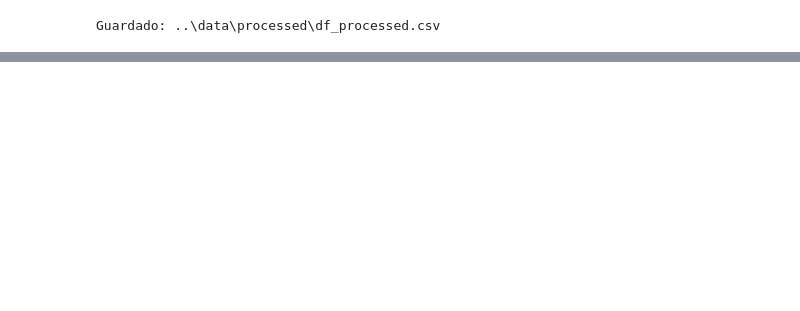
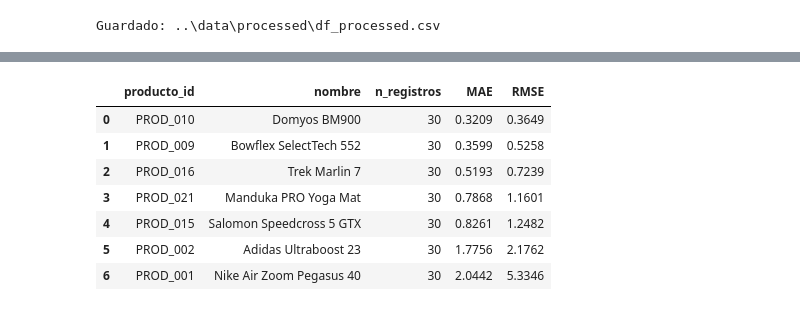
Before and after one commit to JorgeAlcaide7/1a-EXPERIENC-IA-DATASCIENCE, a Jupyter notebook: notebooks/entrenamiento.ipynb, the cells around one changed output, grey strips where cells are left out. Cells and saved outputs as stored; diff of their text form; code cells hidden in the pictures; blank space fills up the shorter version.

```diff
--- a/notebooks/entrenamiento.ipynb
+++ b/notebooks/entrenamiento.ipynb
@@ -679,0 +1006,72 @@ Guardado: ..\data\processed\df_processed.csv
+# %%
+# 🤖 Calcular MAE por producto estrella para noviembre 2024
+import numpy as np
+import pandas as pd
+from sklearn.metrics import mean_absolute_error, mean_squared_error
+
+# Verificaciones básicas
+if 'model' not in globals():
+    raise NameError('La variable `model` no está disponible. Ejecuta la celda de entrenamiento antes.')
+
+# Definir predictoras (misma lógica que usamos antes)
+numeric_cols = train_df.select_dtypes(include=[np.number]).columns.tolist()
+predictors = [c for c in numeric_cols if c not in ['unidades_vendidas', 'ingresos']]
+common_predictors = [c for c in predictors if c in df_processed.columns]
+if len(common_predictors) == 0:
+    raise ValueError('No se encontraron columnas numéricas comunes para usar como predictoras.')
+
+# Medianas para imputación
+if 'medianas' in globals():
+    med = medianas
+else:
+    med = train_df[common_predictors].median()
+
+# Filtrar noviembre 2024 y productos estrella
+nov = df_processed[(df_processed['año'] == 2024) & (df_processed['mes'] == 11) & (df_processed['es_estrella'] == 1)].copy()
+if nov.empty:
+    print('No hay datos de noviembre 2024 con es_estrella==1 en `df_processed`.')
+else:
+    productos = nov['producto_id'].unique()
+
+    resultados = []
+    for pid in productos:
+        rows = nov[nov['producto_id'] == pid].sort_values('fecha')
+        if rows.empty:
+            continue
+        # Preparar X
+        Xp = rows[common_predictors].copy().fillna(med)
+        y_true = rows['unidades_vendidas'].values
+        try:
+            y_pred = model.predict(Xp)
+        except Exception as e:
+            print(f'Error al predecir producto {pid}: {e}')
+            continue
+
+        mae = mean_absolute_error(y_true, y_pred)
+        rmse = np.sqrt(mean_squared_error(y_true, y_pred))
+        n = len(y_true)
+        nombre = rows['nombre'].iloc[0] if 'nombre' in rows.columns else ''
+
+        resultados.append({
+            'producto_id': pid,
+            'nombre': nombre,
+            'n_registros': n,
+            'MAE': mae,
+            'RMSE': rmse
+        })
+
+    if len(resultados) == 0:
+        print('No se calcularon métricas para ningún producto (posible falta de filas o errores de predicción).')
+    else:
+        df_res = pd.DataFrame(resultados).sort_values('MAE')
+        # Mostrar con formato
+        pd.options.display.float_format = '{:,.4f}'.format
+        print('\nMAE por producto estrella (Nov 2024) — ordenado ascendente por MAE')
+        display(df_res.reset_index(drop=True))
+        print('\nResumen:')
+        print(f"  Productos evaluados: {len(df_res)}")
+        print(f"  MAE medio (por producto): {df_res['MAE'].mean():.4f}")
+
+# Marca el TODO como completado (localmente) — no ejecuto manage_todo_list otra vez aquí.
+print('\n✅ Cálculo completado. Si quieres, ejecuto también los gráficos o guardo la tabla como CSV.')
+# %% [output]
@@ -679,0 +1079,8 @@ Guardado: ..\data\processed\df_processed.csv
+|  | producto_id | nombre | n_registros | MAE | RMSE |
+| 0 | PROD_010 | Domyos BM900 | 30 | 0.3209 | 0.3649 |
+| 1 | PROD_009 | Bowflex SelectTech 552 | 30 | 0.3599 | 0.5258 |
+| 2 | PROD_016 | Trek Marlin 7 | 30 | 0.5193 | 0.7239 |
+| 3 | PROD_021 | Manduka PRO Yoga Mat | 30 | 0.7868 | 1.1601 |
+| 4 | PROD_015 | Salomon Speedcross 5 GTX | 30 | 0.8261 | 1.2482 |
+| 5 | PROD_002 | Adidas Ultraboost 23 | 30 | 1.7756 | 2.1762 |
+| 6 | PROD_001 | Nike Air Zoom Pegasus 40 | 30 | 2.0442 | 5.3346 |
```
Also changed, not shown: parts of 17 cells of this notebook, 5 other files.
